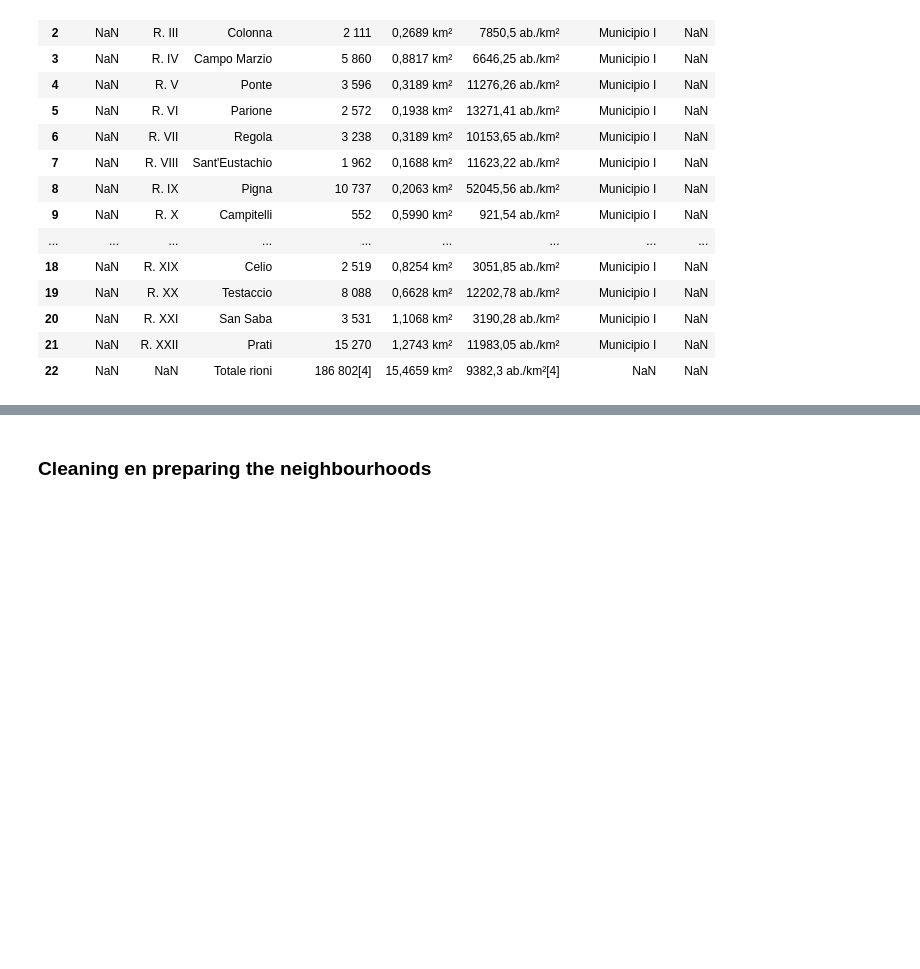
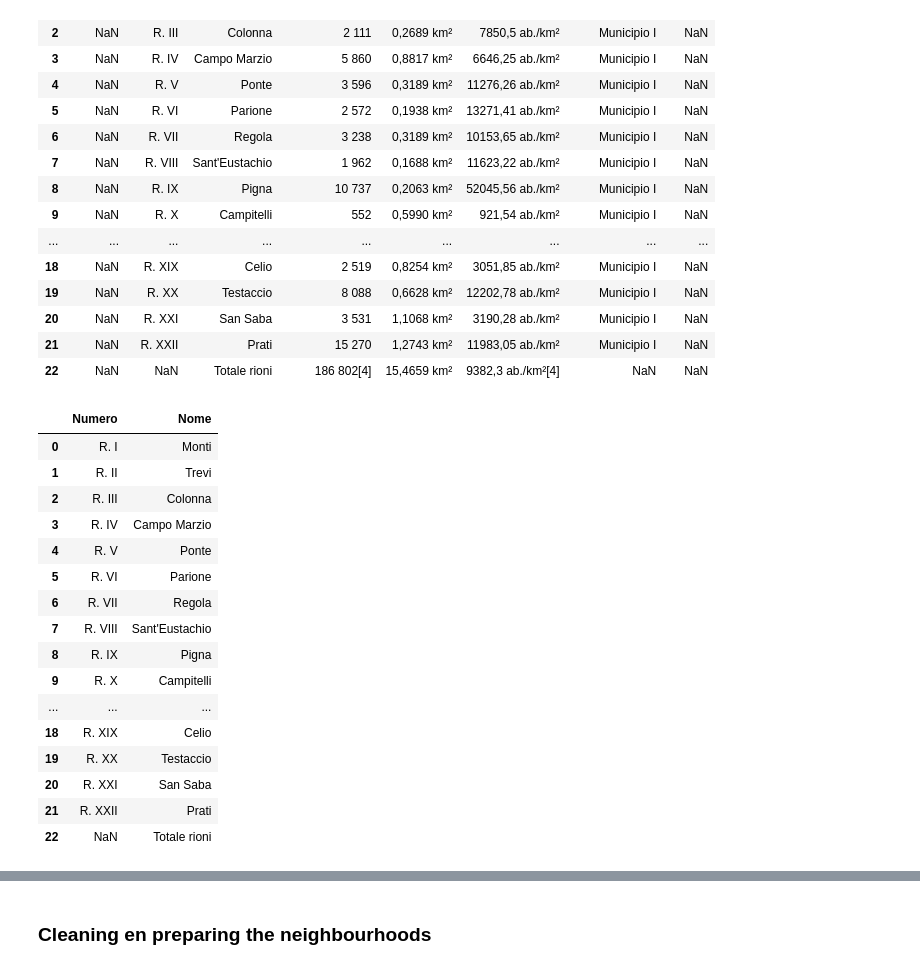
Before and after one commit to desoto1959/Coursera_Capstone, a Jupyter notebook: The_Battle_of_the_Neighbourhoods_Rome.ipynb, the cells around one changed output, grey strips where cells are left out. Cells and saved outputs as stored; diff of their text form; code cells hidden in the pictures; blank space fills up the shorter version.

```diff
--- a/The_Battle_of_the_Neighbourhoods_Rome.ipynb
+++ b/The_Battle_of_the_Neighbourhoods_Rome.ipynb
@@ -184,3 +182,25 @@ df_rioni
 | 20 | NaN | R. XXI | San Saba | 3 531 | 1,1068 km² | 3190,28 ab./km² | Municipio I | NaN |
 | 21 | NaN | R. XXII | Prati | 15 270 | 1,2743 km² | 11983,05 ab./km² | Municipio I | NaN |
 | 22 | NaN | NaN | Totale rioni | 186 802[4] | 15,4659 km² | 9382,3 ab./km²[4] | NaN | NaN |
+# %%
+# Remove rows that have NO disctrict number
+df_rioni.drop(df_rioni.columns[[0, 3, 4, 5, 6, 7]], axis = 1, inplace = True)
+df_rioni
+# %% [output]
+|  | Numero | Nome |
+| 0 | R. I | Monti |
+| 1 | R. II | Trevi |
+| 2 | R. III | Colonna |
+| 3 | R. IV | Campo Marzio |
+| 4 | R. V | Ponte |
+| 5 | R. VI | Parione |
+| 6 | R. VII | Regola |
+| 7 | R. VIII | Sant'Eustachio |
+| 8 | R. IX | Pigna |
+| 9 | R. X | Campitelli |
+| ... | ... | ... |
+| 18 | R. XIX | Celio |
+| 19 | R. XX | Testaccio |
+| 20 | R. XXI | San Saba |
+| 21 | R. XXII | Prati |
+| 22 | NaN | Totale rioni |
```
Also changed, not shown: parts of 19 cells of this notebook.
